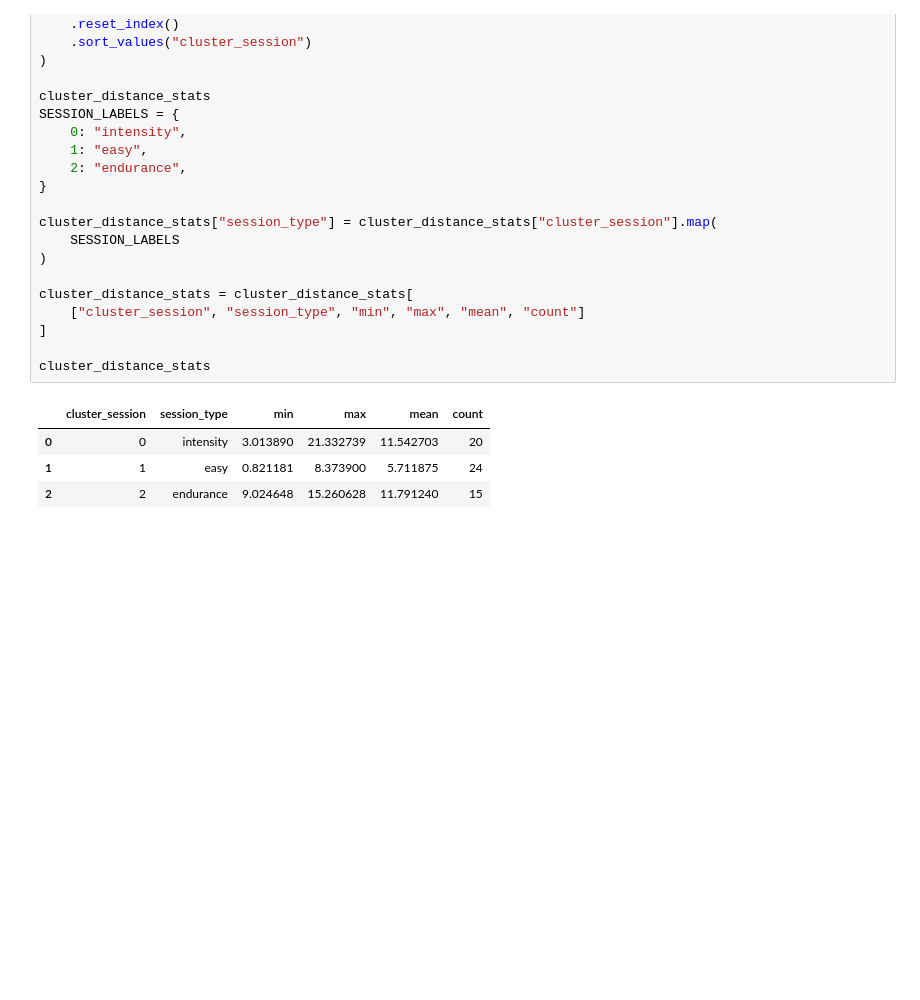
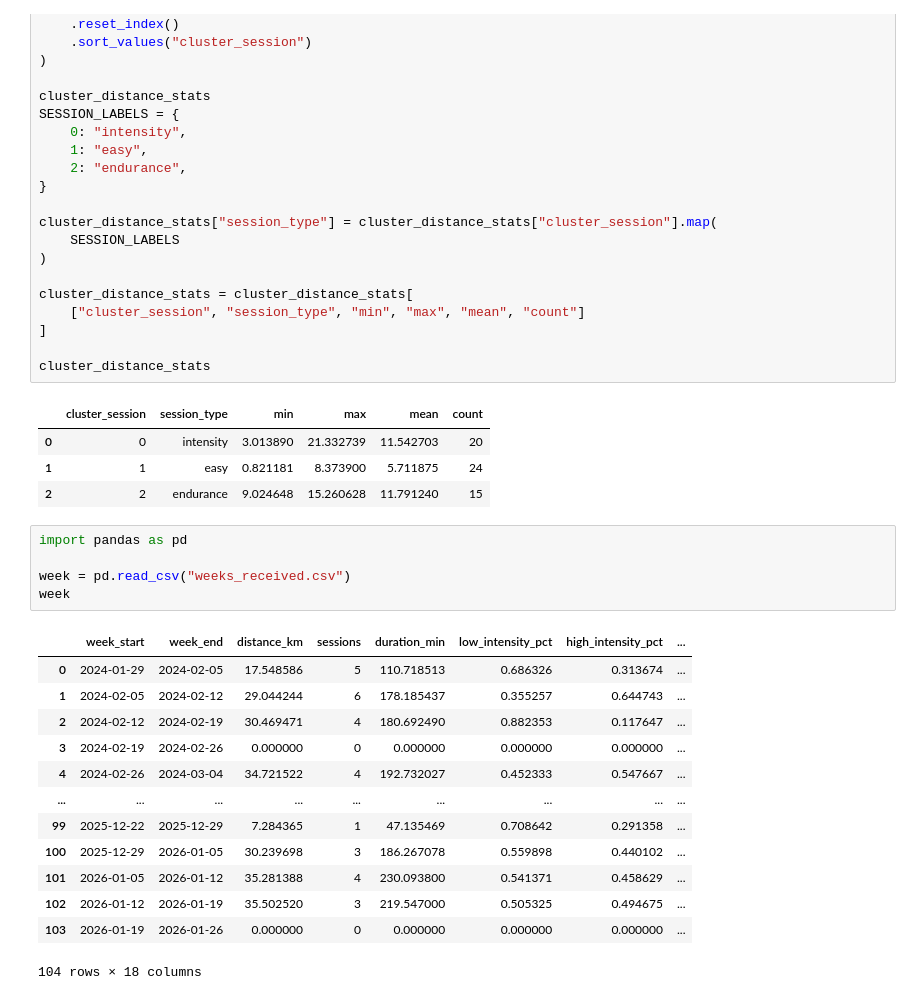
Before and after one commit to albanecoiffe/health-data-coach, a Jupyter notebook: HealthCoachBackend/notebook.ipynb, the cells around one changed output. Saved outputs shown, nothing was run; the diff lists cells and outputs as text; blank space fills up the shorter version.

```diff
--- a/HealthCoachBackend/notebook.ipynb
+++ b/HealthCoachBackend/notebook.ipynb
@@ -2094,3 +2094,22 @@ cluster_distance_stats
 | 0 | 0 | intensity | 3.013890 | 21.332739 | 11.542703 | 20 |
 | 1 | 1 | easy | 0.821181 | 8.373900 | 5.711875 | 24 |
 | 2 | 2 | endurance | 9.024648 | 15.260628 | 11.791240 | 15 |
+# %%
+import pandas as pd
+
+week = pd.read_csv("weeks_received.csv")
+week
+# %% [output]
+|  | week_start | week_end | distance_km | sessions | duration_min | low_intensity_pct | high_intensity_pct | ... |
+| 0 | 2024-01-29 | 2024-02-05 | 17.548586 | 5 | 110.718513 | 0.686326 | 0.313674 | ... |
+| 1 | 2024-02-05 | 2024-02-12 | 29.044244 | 6 | 178.185437 | 0.355257 | 0.644743 | ... |
+| 2 | 2024-02-12 | 2024-02-19 | 30.469471 | 4 | 180.692490 | 0.882353 | 0.117647 | ... |
+| 3 | 2024-02-19 | 2024-02-26 | 0.000000 | 0 | 0.000000 | 0.000000 | 0.000000 | ... |
+| 4 | 2024-02-26 | 2024-03-04 | 34.721522 | 4 | 192.732027 | 0.452333 | 0.547667 | ... |
+| ... | ... | ... | ... | ... | ... | ... | ... | ... |
+| 99 | 2025-12-22 | 2025-12-29 | 7.284365 | 1 | 47.135469 | 0.708642 | 0.291358 | ... |
+| 100 | 2025-12-29 | 2026-01-05 | 30.239698 | 3 | 186.267078 | 0.559898 | 0.440102 | ... |
+| 101 | 2026-01-05 | 2026-01-12 | 35.281388 | 4 | 230.093800 | 0.541371 | 0.458629 | ... |
+| 102 | 2026-01-12 | 2026-01-19 | 35.502520 | 3 | 219.547000 | 0.505325 | 0.494675 | ... |
+| 103 | 2026-01-19 | 2026-01-26 | 0.000000 | 0 | 0.000000 | 0.000000 | 0.000000 | ... |
+104 rows × 18 columns
```
Also changed, not shown: 12 other files.
